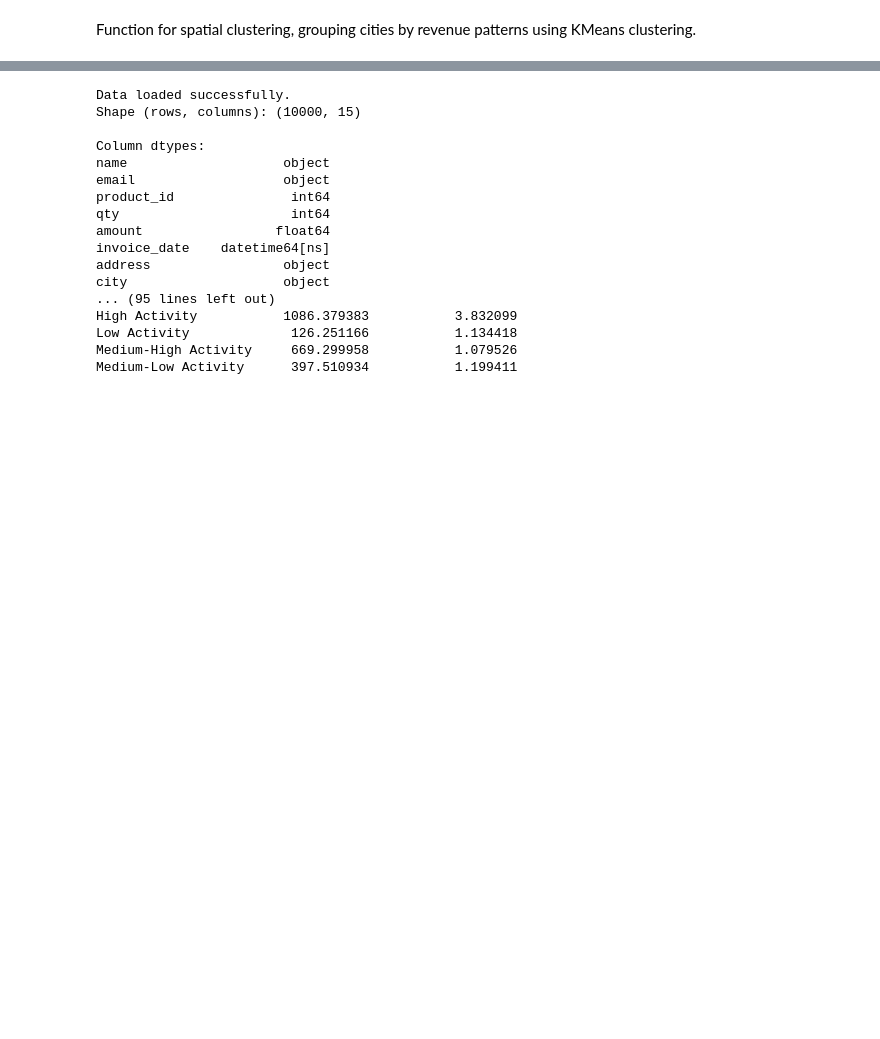
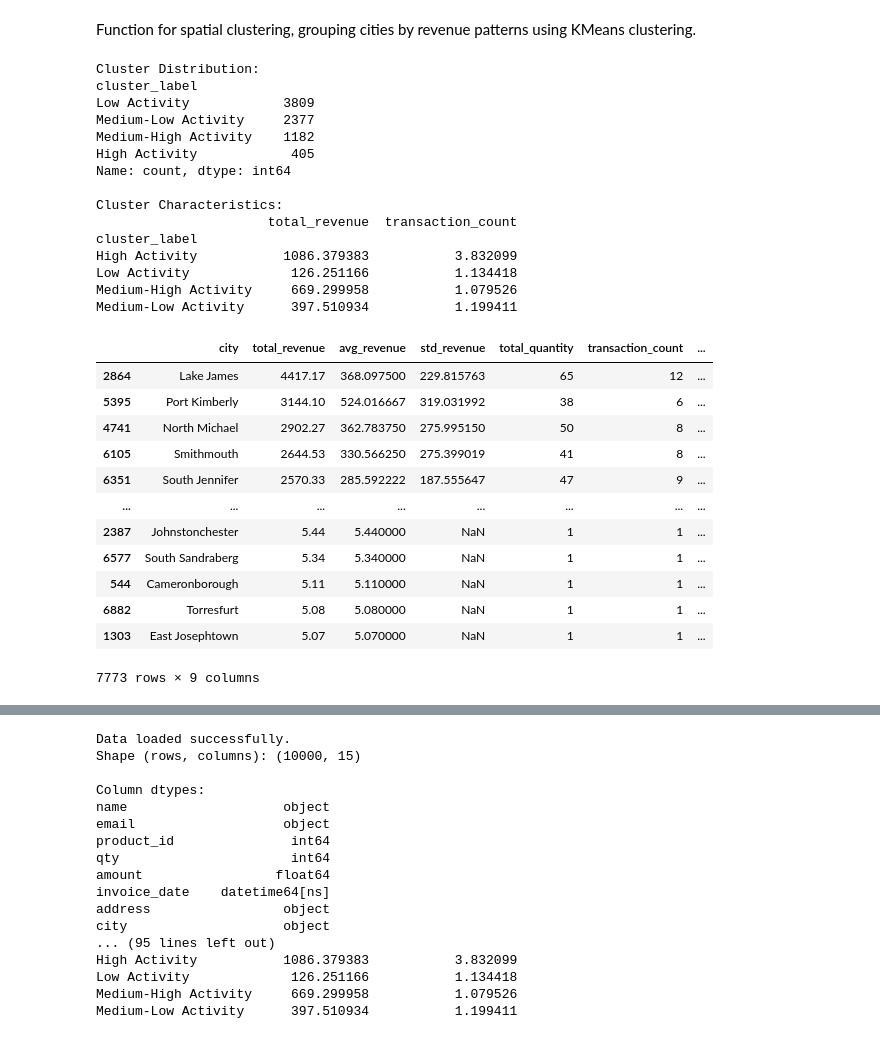
Before and after one commit to Loro67/invoices-data-analysis, a Jupyter notebook: Invoices-Dataset-Analysis.ipynb, the cells around one changed output, grey strips where cells are left out. Saved outputs shown, nothing was run; the diff lists cells and outputs as text; code cells hidden in the pictures; blank space fills up the shorter version.

```diff
--- a/Invoices-Dataset-Analysis.ipynb
+++ b/Invoices-Dataset-Analysis.ipynb
@@ -716,7 +765,7 @@ def analyze_geographic_distribution(df: pd.DataFrame) -> pd.DataFrame:
 # %% [markdown]
 Function for spatial clustering, grouping cities by revenue patterns using KMeans clustering.
 # %%
-def spatial_clustering(city_stats: pd.DataFrame, n_clusters: int = 4) -> pd.DataFrame:
+def spatial_clustering(city_stats: pd.DataFrame, n_clusters: int = 4, show: bool = True) -> pd.DataFrame:
     """
     Applies K-Means clustering to group cities by revenue patterns.
     Uses normalized features: total revenue, transaction count, and
@@ -757,4 +806,61 @@ def spatial_clustering(city_stats: pd.DataFrame, n_clusters: int = 4) -> pd.Data
     print("\nCluster Characteristics:")
     print(city_stats.groupby('cluster_label')[['total_revenue', 'transaction_count']].mean())
 
+    # Display the clustering visualization
+    if show:
+        fig = px.scatter(
+            city_stats.head(3000),
+            x='transaction_count',
+            y='total_revenue',
+            color='cluster_label',
+            size='revenue_per_transaction',
+            hover_data=['city'],
+            labels={
+                'transaction_count': 'Number of Transactions',
+                'total_revenue': 'Total Revenue ($)',
+                'cluster_label': 'Activity Level'
+            },
+            color_discrete_map={
+                'Low Activity': 'red',
+                'Medium-Low Activity': 'orange',
+                'Medium-High Activity': 'blue',
+                'High Activity': 'green'
+            },
+            title='City Clustering by Revenue and Activity'
+        )
+        fig.show()
+
     return city_stats
+# %%
+# Testing spatial clustering on our dataset
+city_stats_test = analyze_geographic_distribution(df)
+spatial_clustering(city_stats_test)
+# %% [output]
+Cluster Distribution:
+cluster_label
+Low Activity            3809
+Medium-Low Activity     2377
+Medium-High Activity    1182
+High Activity            405
+Name: count, dtype: int64
+
+Cluster Characteristics:
+                      total_revenue  transaction_count
+cluster_label
+High Activity           1086.379383           3.832099
+Low Activity             126.251166           1.134418
+Medium-High Activity     669.299958           1.079526
+Medium-Low Activity      397.510934           1.199411
+|  | city | total_revenue | avg_revenue | std_revenue | total_quantity | transaction_count | ... |
+| 2864 | Lake James | 4417.17 | 368.097500 | 229.815763 | 65 | 12 | ... |
+| 5395 | Port Kimberly | 3144.10 | 524.016667 | 319.031992 | 38 | 6 | ... |
+| 4741 | North Michael | 2902.27 | 362.783750 | 275.995150 | 50 | 8 | ... |
+| 6105 | Smithmouth | 2644.53 | 330.566250 | 275.399019 | 41 | 8 | ... |
+| 6351 | South Jennifer | 2570.33 | 285.592222 | 187.555647 | 47 | 9 | ... |
+| ... | ... | ... | ... | ... | ... | ... | ... |
+| 2387 | Johnstonchester | 5.44 | 5.440000 | NaN | 1 | 1 | ... |
+| 6577 | South Sandraberg | 5.34 | 5.340000 | NaN | 1 | 1 | ... |
+| 544 | Cameronborough | 5.11 | 5.110000 | NaN | 1 | 1 | ... |
+| 6882 | Torresfurt | 5.08 | 5.080000 | NaN | 1 | 1 | ... |
+| 1303 | East Josephtown | 5.07 | 5.070000 | NaN | 1 | 1 | ... |
+7773 rows × 9 columns
```
Also changed, not shown: parts of 13 cells of this notebook.
